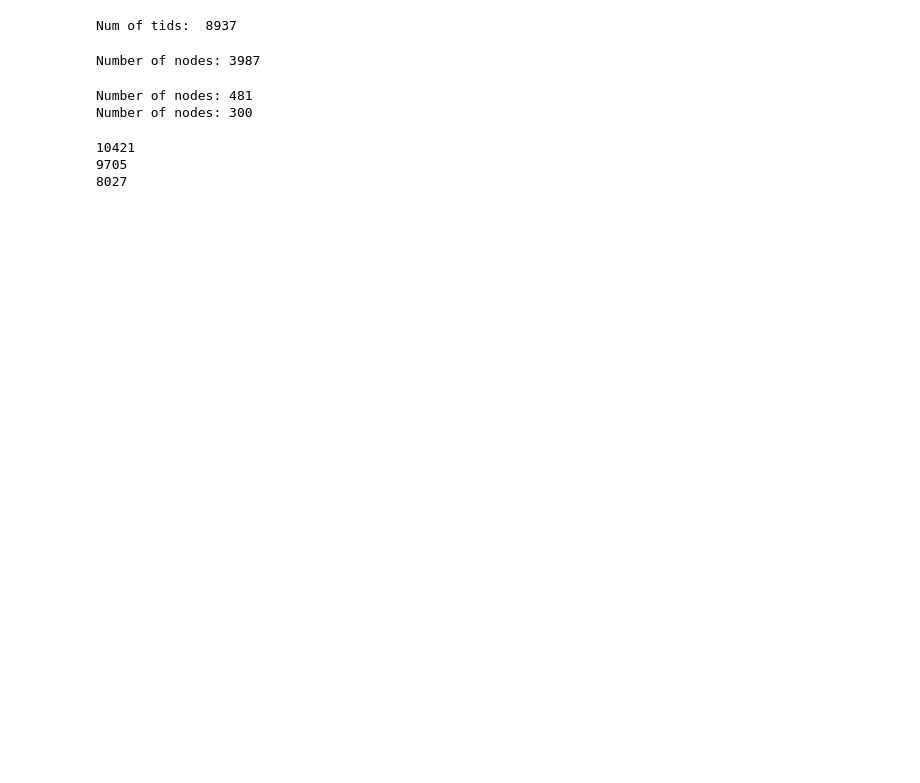
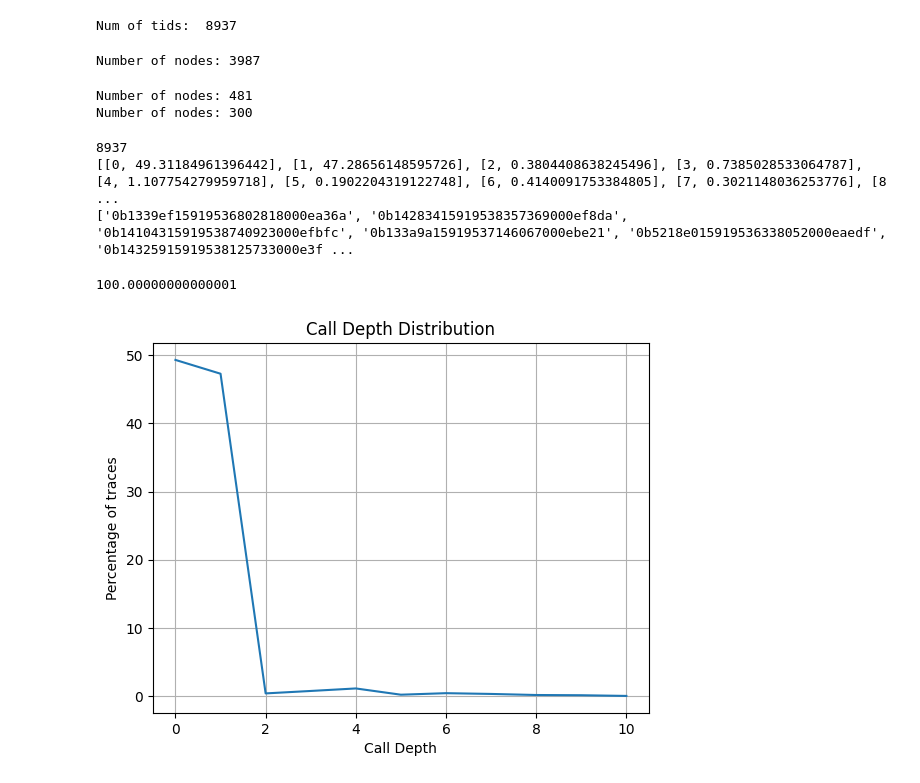
Before and after one commit to ritulS/TraceProc, a Jupyter notebook: graph_evaluation.ipynb, the cells around one changed output. Drawn from its saved outputs; the diff is of its cells as text; code cells hidden in the pictures; blank space fills up the shorter version.

```diff
--- a/graph_evaluation.ipynb
+++ b/graph_evaluation.ipynb
@@ -301,33 +301,43 @@ def calc_graph_depth(G, initial_node):
 
     return dfs(initial_node, visited, stack)
 
+
+def find_depth(G, initial_node):
+    # Calculate shortest path lengths from the initial node to all reachable nodes
+    path_lengths = nx.single_source_shortest_path_length(G, source=initial_node)
+
+    # Find the maximum path length (i.e., the depth of the graph)
+    longest_path_length = max(path_lengths.values(), default=0)
+    return longest_path_length
+
+
 # T_original
 T_details = pkl_to_dict('downsampled_graphs/trace_details_data.pkl')
 cd_count_dict = {}
-ctr = 0
-check = 0
-hi = 0
+traces_count = 0
+check = []
 for tid, t_edges in T_original.items():
-    hi += 1
+    traces_count += 1
     G = nx.DiGraph()
     G.add_edges_from(t_edges)
-    for node, indegree in G.in_degree():
-        if indegree == 0:
-            ctr += 1
-            initial_node = node
-            break
-    cycles = list(nx.simple_cycles(G))
-    if len(cycles) > 0:
-        check += 1
-    # trace_depth = calc_graph_depth(G, t_ini_node)
-    # if trace_depth not in cd_count_dict:
-    #     cd_count_dict[trace_depth] = 1
-    # else:
-    #     cd_count_dict[trace_depth] += 1
-print(hi)
+    t_ini_node = T_details[tid][2]
+    trace_depth = find_depth(G, t_ini_node)
+    if trace_depth not in cd_count_dict:
+        cd_count_dict[trace_depth] = 1
+    else:
+        cd_count_dict[trace_depth] += 1
+    if trace_depth == 0:
+        check.append(tid)
+print(traces_count)
+cd_percent_arr = []
+for cd in cd_count_dict:
+    percent_t_cd = 100 * cd_count_dict[cd]/traces_count
+    cd_percent_arr.append([cd, percent_t_cd])
+
+cd_percent_arr.sort(key=lambda x: x[0])
+print(cd_percent_arr)
 print(check)
-print(ctr)
 # %% [output]
-10421
-9705
-8027
+8937
+[[0, 49.31184961396442], [1, 47.28656148595726], [2, 0.3804408638245496], [3, 0.7385028533064787], [4, 1.107754279959718], [5, 0.1902204319122748], [6, 0.4140091753384805], [7, 0.3021148036253776], [8 ...
+['0b1339ef15919536802818000ea36a', '0b14283415919538357369000ef8da', '0b14104315919538740923000efbfc', '0b133a9a15919537146067000ebe21', '0b5218e015919536338052000eaedf', '0b14325915919538125733000e3f ...
@@ -370,0 +344,17 @@ Gs_list = [[G_sampled_500, 5000], \
+# %%
+res= 0
+for i in cd_percent_arr:
+    res += i[1]
+print(res)
+valid_cds = [x[0] for x in cd_percent_arr]
+cd_percentages = [x[1] for x in cd_percent_arr]
+plt.plot(valid_cds, cd_percentages)
+plt.grid(True)
+plt.xlabel('Call Depth')
+plt.ylabel('Percentage of traces')
+plt.title('Call Depth Distribution')
+# plt.savefig('figs/cd_distribution_from_rpcids.png')
+plt.show()
+# %% [output]
+100.00000000000001
+[figure, added]
```
Also changed, not shown: parts of 8 cells of this notebook, 2 other files.
